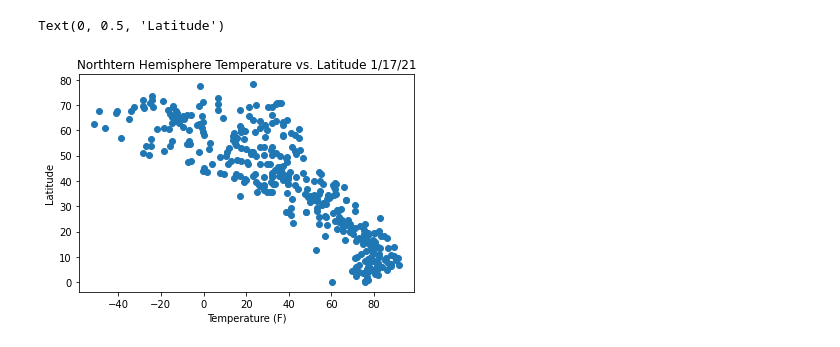
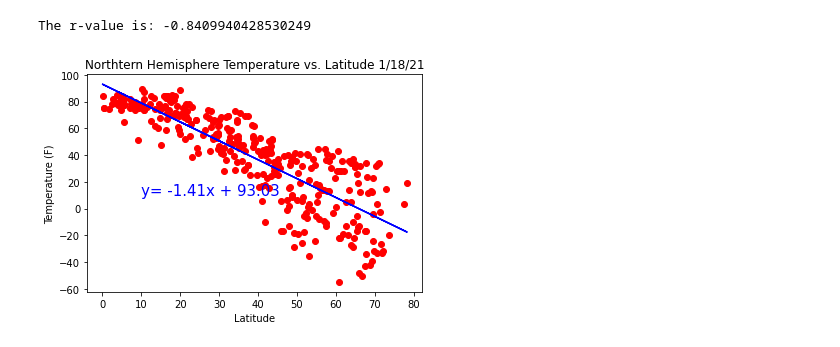
Before and after one commit to emmobley63/Equator-Climate-Vacation, a Jupyter notebook: WeatherPy/WeatherPy.ipynb, the cells around one changed output. Cells and saved outputs as stored; diff of their text form; code cells hidden in the pictures.

```diff
--- a/WeatherPy/WeatherPy.ipynb
+++ b/WeatherPy/WeatherPy.ipynb
@@ -168,8 +167,0 @@ southern_df = weather_clean_df.loc[weather_clean_df["Lat"] < 0]
-# %%
-plt.scatter(northern_df["Temperature (F)"], northern_df["Lat"])
-plt.title("Northtern Hemisphere Temperature vs. Latitude 1/17/21")
-plt.xlabel("Temperature (F)")
-plt.ylabel("Latitude")
-# %% [output]
-Text(0, 0.5, 'Latitude')
-[figure, removed]
@@ -175,0 +179,19 @@ Text(0, 0.5, 'Latitude')
+# %%
+x = northern_df["Lat"]
+y = northern_df["Temperature (F)"]
+
+
+plt.scatter(x, y, c="red")
+plt.title("Northtern Hemisphere Temperature vs. Latitude 1/18/21")
+plt.xlabel("Latitude")
+plt.ylabel("Temperature (F)")
+
+
+regress(x,y)
+plt.annotate(line_eq, (10, 10), fontsize=15, color="blue")
+
+plt.savefig("../Images/Nothern_Hemisphere_Temperature_Latitude_1-18-21.png")
+print(f"The r-value is: {rvalue}")
+# %% [output]
+The r-value is: -0.8409940428530249
+[figure, added]
```
Also changed, not shown: parts of 19 cells of this notebook.
